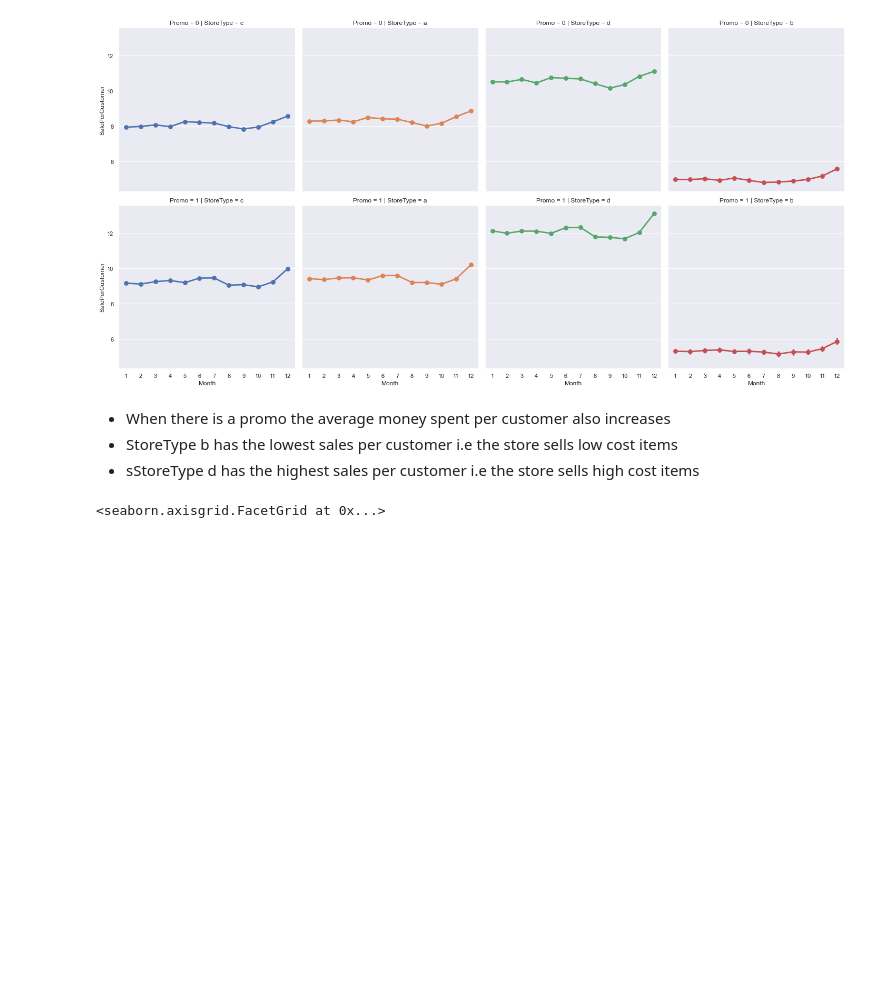
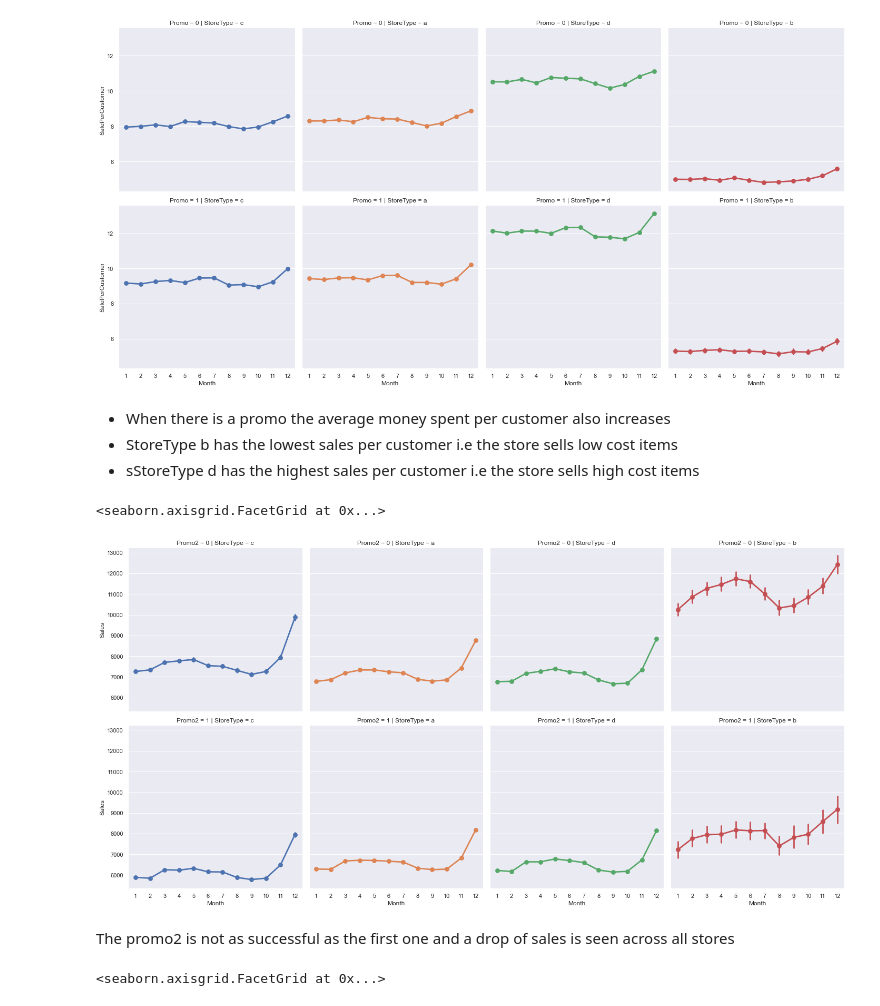
Before and after one commit to Jabor047/10acad, a Jupyter notebook: Week 5/Week 5 Solution.ipynb, the cells around one changed output. Saved outputs shown, nothing was run; the diff lists cells and outputs as text; code cells hidden in the pictures; blank space fills up the shorter version.

```diff
--- a/Week 5/Week 5 Solution.ipynb
+++ b/Week 5/Week 5 Solution.ipynb
@@ -230,6 +246,15 @@ sns.catplot(y='SalePerCustomer', x='Month', data=dfTrainStore, kind='point',
 - When there is a promo the average money spent per customer also increases
 - StoreType b has the lowest sales per customer i.e the store sells low cost items
 - sStoreType d has the highest sales per customer i.e the store sells high cost items
+# %%
+# ploting the montly data of the Sale per Customers when there is a promo 2 and when there isn't one
+sns.catplot(y='Sales', x='Month', data=dfTrainStore, kind='point',
+            col='StoreType', row='Promo2', hue='StoreType')
+# %% [output]
+<seaborn.axisgrid.FacetGrid at 0x...>
+[figure, added]
+# %% [markdown]
+The promo2 is not as successful as the first one and a drop of sales is seen across all stores
 # %%
 # ploting the daily data of the Sales for each type of Store Type
 sns.catplot(x='Month', y='Sales', data=dfTrainStore, kind='point',
```
Also changed, not shown: parts of 40 cells of this notebook, 5 other files.
